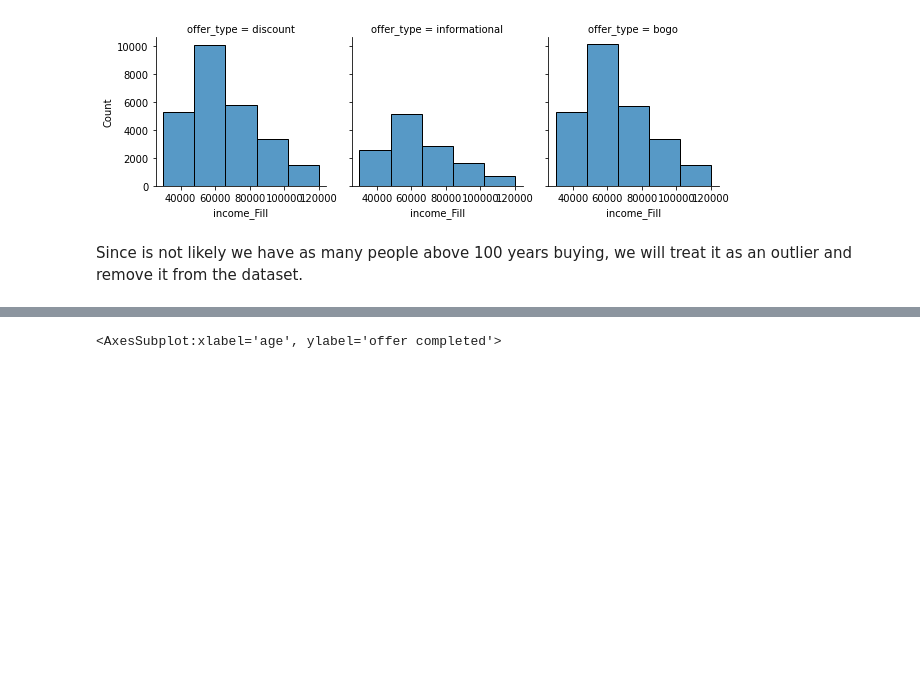
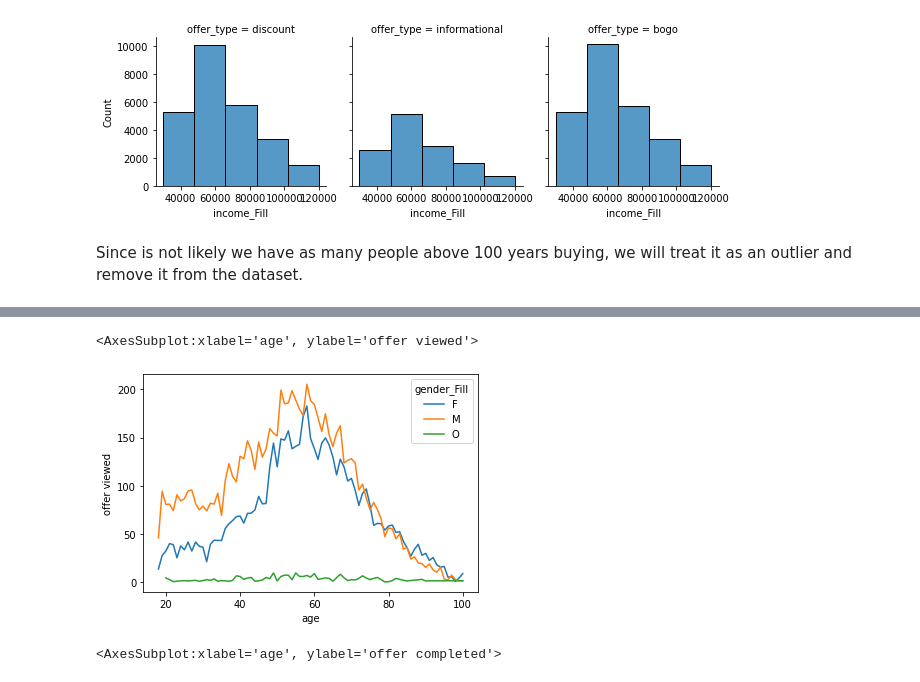
Before and after one commit to bignollo/UdacityNanoDegreeCapstone, a Jupyter notebook: Starbucks_Capstone_notebook.ipynb, the cells around one changed output, grey strips where cells are left out. Drawn from its saved outputs; the diff is of its cells as text; code cells hidden in the pictures; blank space fills up the shorter version.

```diff
--- a/Starbucks_Capstone_notebook.ipynb
+++ b/Starbucks_Capstone_notebook.ipynb
@@ -606,3 +611,8 @@ summary_filtered= summary[summary['age'] <= 100]
+# %%
+sns.lineplot(data=summary_filtered, x="age", y="offer viewed", hue="gender_Fill", ci=None)
+# %% [output]
+<AxesSubplot:xlabel='age', ylabel='offer viewed'>
+[figure, added]
 # %%
 sns.lineplot(data=summary_filtered, x="age", y="offer completed", hue="gender_Fill", ci=None)
 # %% [output]
```
Also changed, not shown: parts of 21 cells of this notebook.
